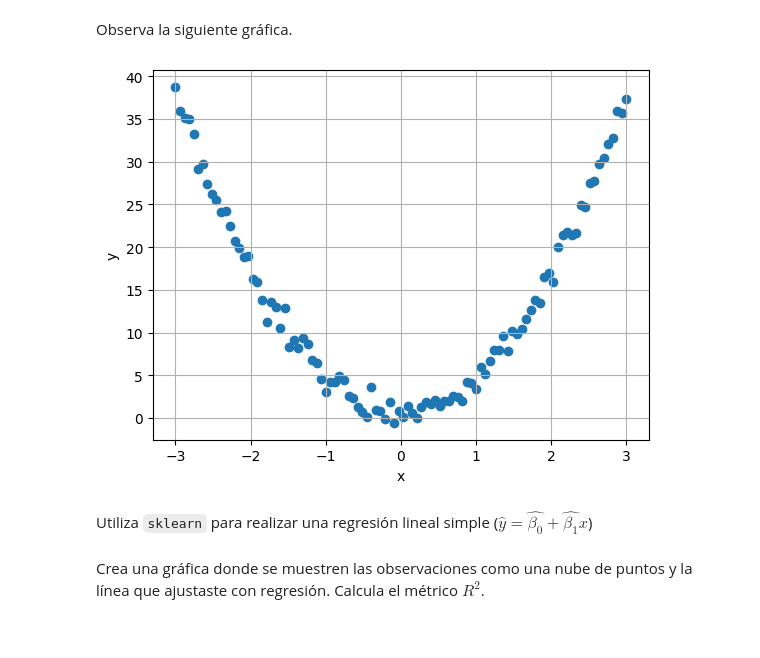
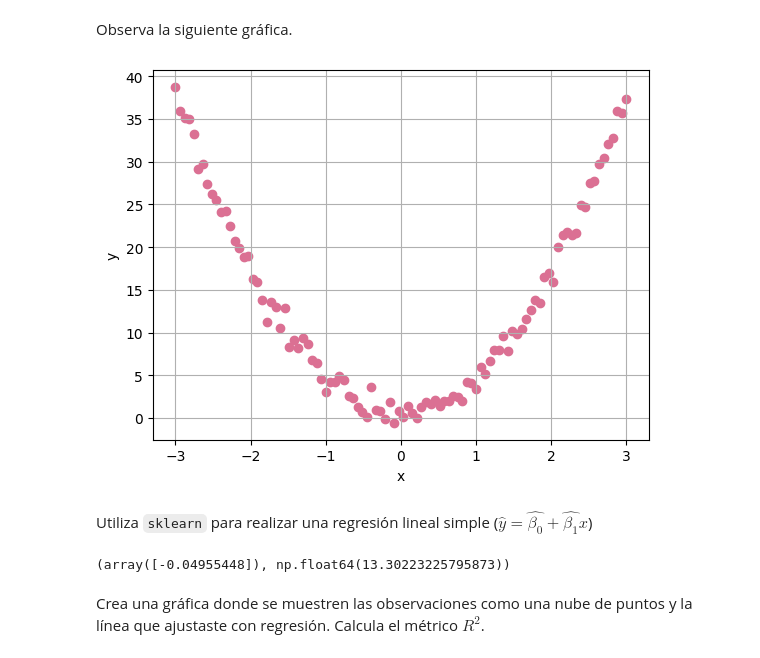
Before and after one commit to AnaSofiaHinojosa/LabAprEst, a Jupyter notebook: Lab - R2.ipynb, the cells around one changed output. Cells and saved outputs as stored; diff of their text form; code cells hidden in the pictures.

```diff
--- a/Lab - R2.ipynb
+++ b/Lab - R2.ipynb
@@ -13,11 +13,11 @@ Observa la siguiente gráfica.
 # %%
 import matplotlib.pyplot as plt; import numpy as np
 %matplotlib inline
 np.random.seed(0)
 x = np.linspace(-3, 3, 100); y = 1 + 4*x**2 + np.random.normal(0, 1, 100)
 plt.figure(); plt.xlabel("x"); plt.ylabel("y")
-plt.scatter(x, y); plt.grid()
+plt.scatter(x, y, color = "palevioletred"); plt.grid()
 # %% [output]
-[figure, old version]
+[figure, new version]
 # %% [markdown]
 Utiliza `sklearn` para realizar una regresión lineal simple ($\hat{y} = \hat{\beta_0} + \hat{\beta_1}x $)
@@ -24,2 +29,8 @@ Utiliza `sklearn` para realizar una regresión lineal simple ($\hat{y} = \hat{\b
+# %%
+lr = LinearRegression()
+lr.fit(x.reshape(-1, 1), y);
+lr.coef_, lr.intercept_
+# %% [output]
+(array([-0.04955448]), np.float64(13.30223225795873))
 # %% [markdown]
 Crea una gráfica donde se muestren las observaciones como una nube de puntos y la línea que ajustaste con regresión. Calcula el métrico $R^2$.
```
Also changed, not shown: parts of 13 cells of this notebook, 1 other file.
